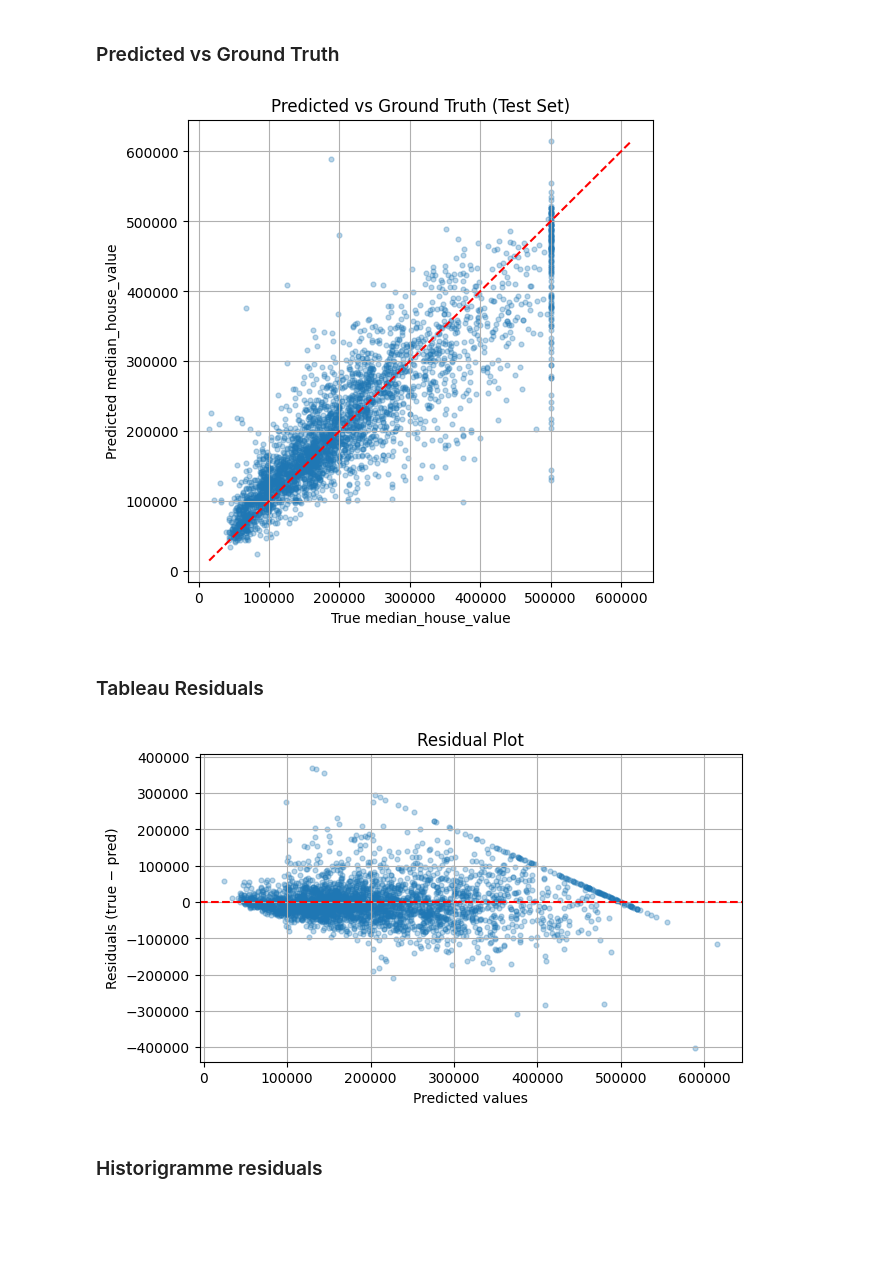
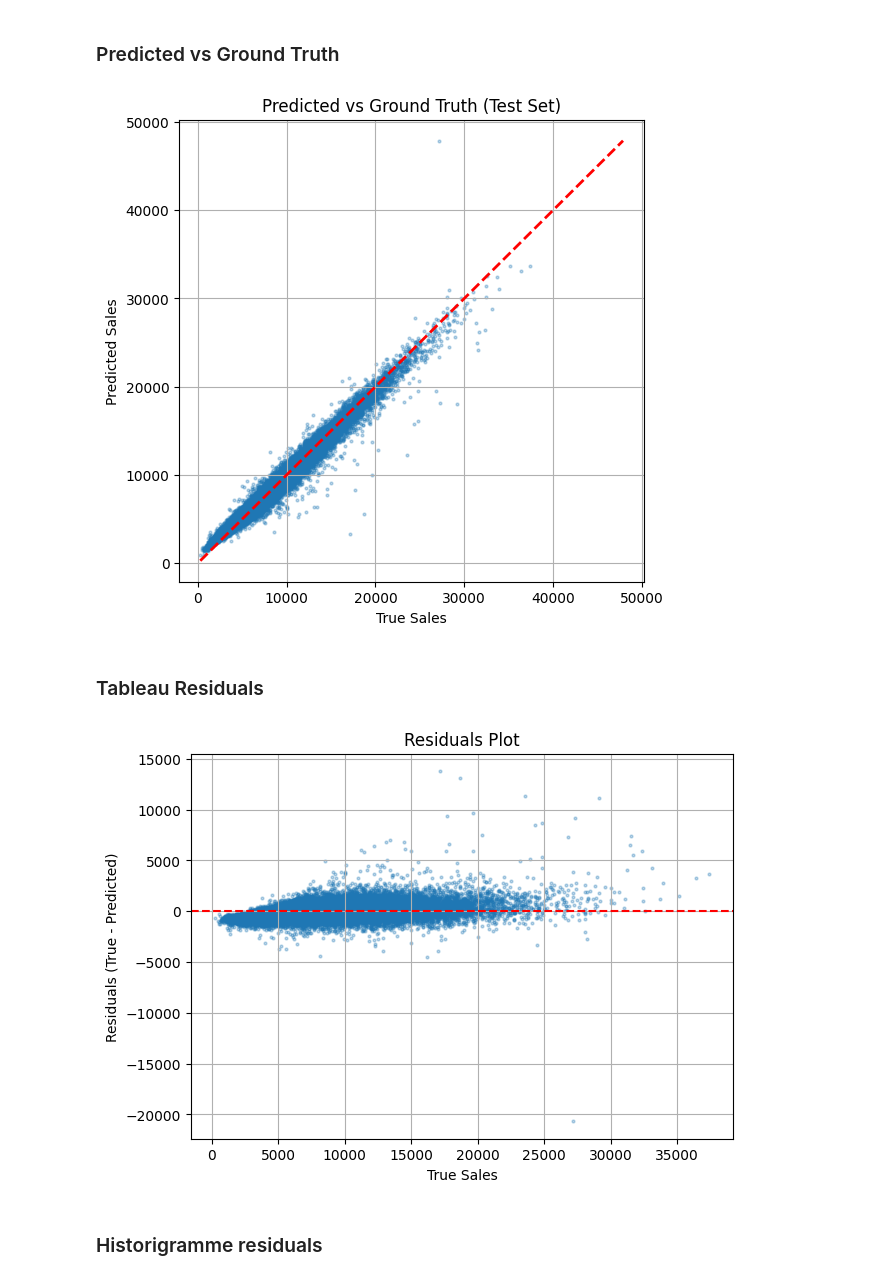
Before and after one commit to MGentieu/dl_project, a Jupyter notebook: starters/ts-project-starter/ts-project/notebooks/mlp_rossmann.ipynb, the cells around one changed output. Drawn from its saved outputs; the diff is of its cells as text; code cells hidden in the pictures; blank space fills up the shorter version.

Commit message:
FIn notebook test rossmann

```diff
--- a/starters/ts-project-starter/ts-project/notebooks/mlp_rossmann.ipynb
+++ b/starters/ts-project-starter/ts-project/notebooks/mlp_rossmann.ipynb
@@ -1151,63 +1170,56 @@ Saved:
 # ============================================================
 # Plot Predicted vs Ground Truth (test set)
 # ============================================================
+y_test_true_std = []
+y_test_pred_std = []
 
-# Récupérer toutes les prédictions du test set
 model.eval()
-
-y_true_list = []
-y_pred_list = []
-
 with torch.no_grad():
     for xb, yb in test_dl:
         xb = xb.to(device)
+        pred = model(xb)
+        y_test_pred_std.append(pred.cpu().numpy())
+        y_test_true_std.append(yb.numpy())
 
-        pred_std = model(xb).cpu().numpy()
-        true_std = yb.numpy()
+y_test_pred_std = np.vstack(y_test_pred_std)
+y_test_true_std = np.vstack(y_test_true_std)
 
-        # Remettre à l'échelle originale
-        pred = y_scaler.inverse_transform(pred_std)
-        true = y_scaler.inverse_transform(true_std)
+# Undo scaling
+y_test_true = y_scaler.inverse_transform(y_test_true_std)
+y_test_pred = y_scaler.inverse_transform(y_test_pred_std)
 
-        y_true_list.append(true)
-        y_pred_list.append(pred)
+# Compute residuals
+residuals = y_test_true - y_test_pred
 
-y_true = np.vstack(y_true_list)
-y_pred = np.vstack(y_pred_list)
+plt.figure(figsize=(6,6))
+plt.scatter(y_test_true, y_test_pred, s=4, alpha=0.3)
 
-# Plot
-plt.figure(figsize=(6,6))
-plt.scatter(y_true, y_pred, s=12, alpha=0.3)
+_min = min(y_test_true.min(), y_test_pred.min())
+_max = max(y_test_true.max(), y_test_pred.max())
 
-# Diagonale
-min_v = min(y_true.min(), y_pred.min())
-max_v = max(y_true.max(), y_pred.max())
-plt.plot([min_v, max_v], [min_v, max_v], "r--")
+plt.plot([_min, _max], [_min, _max], "r--", linewidth=2)
 
-plt.xlabel("True median_house_value")
-plt.ylabel("Predicted median_house_value")
+plt.xlabel("True Sales")
+plt.ylabel("Predicted Sales")
 plt.title("Predicted vs Ground Truth (Test Set)")
 plt.grid(True)
 plt.show()
 # %% [output]
-[figure, old version]
+[figure, new version]
 # %% [markdown]
 ### Tableau Residuals
 # %%
-y_true = np.vstack([y for y in y_true_list])     # already inverse-transformed
-y_pred = np.vstack([y for y in y_pred_list])
-residuals = y_true - y_pred
+plt.figure(figsize=(7,5))
+plt.scatter(y_test_true, residuals, s=4, alpha=0.3)
+plt.axhline(0, color="red", linestyle="--")
 
-plt.figure(figsize=(7,4))
-plt.scatter(y_pred, residuals, alpha=0.3, s=12)
-plt.axhline(0, color="red", linestyle="--")
-plt.xlabel("Predicted values")
-plt.ylabel("Residuals (true − pred)")
-plt.title("Residual Plot")
+plt.xlabel("True Sales")
+plt.ylabel("Residuals (True - Predicted)")
+plt.title("Residuals Plot")
 plt.grid(True)
 plt.show()
 # %% [output]
-[figure, old version]
+[figure, new version]
 # %% [markdown]
 ### Historigramme residuals
 # %%
```
Also changed, not shown: parts of 10 cells of this notebook.
